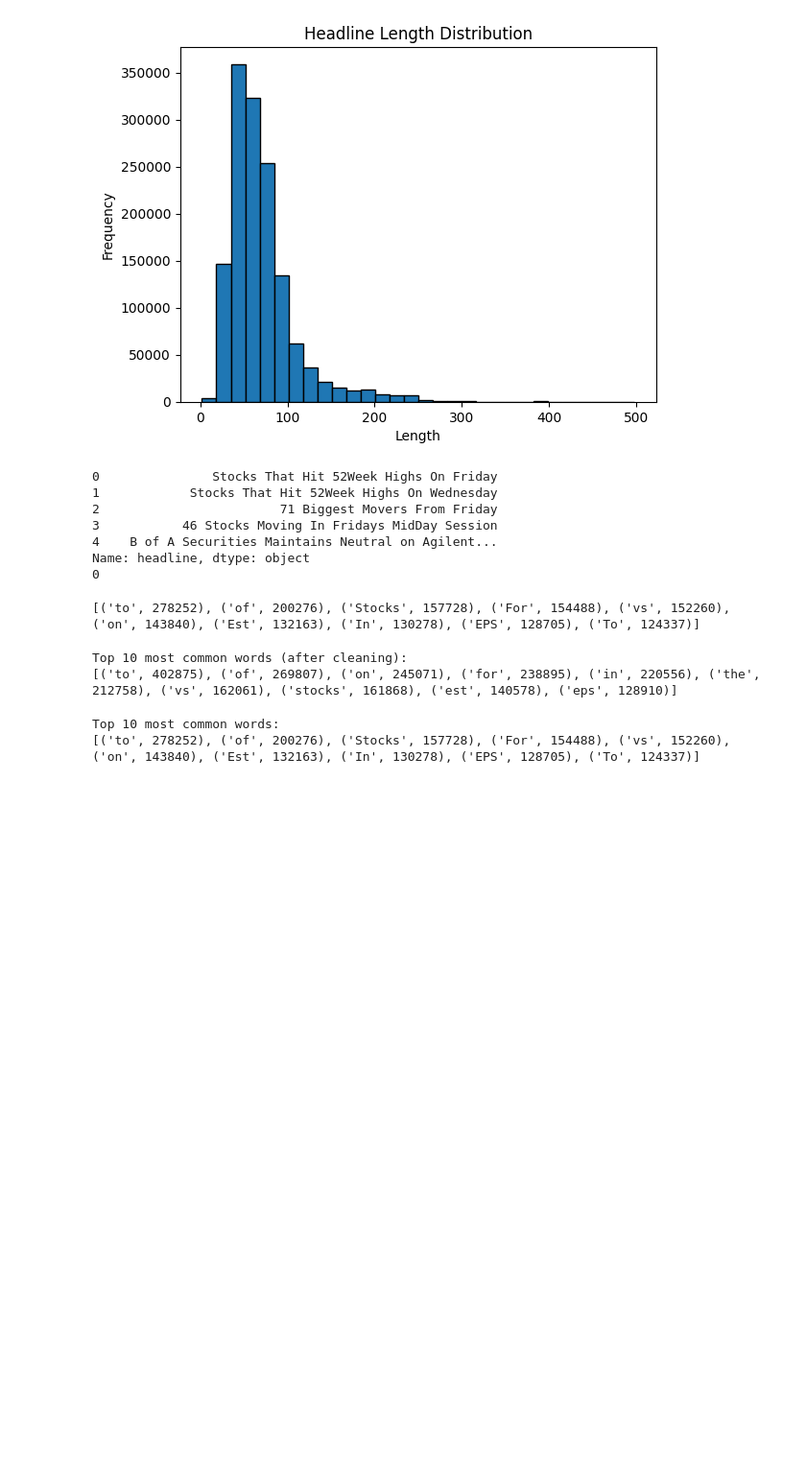
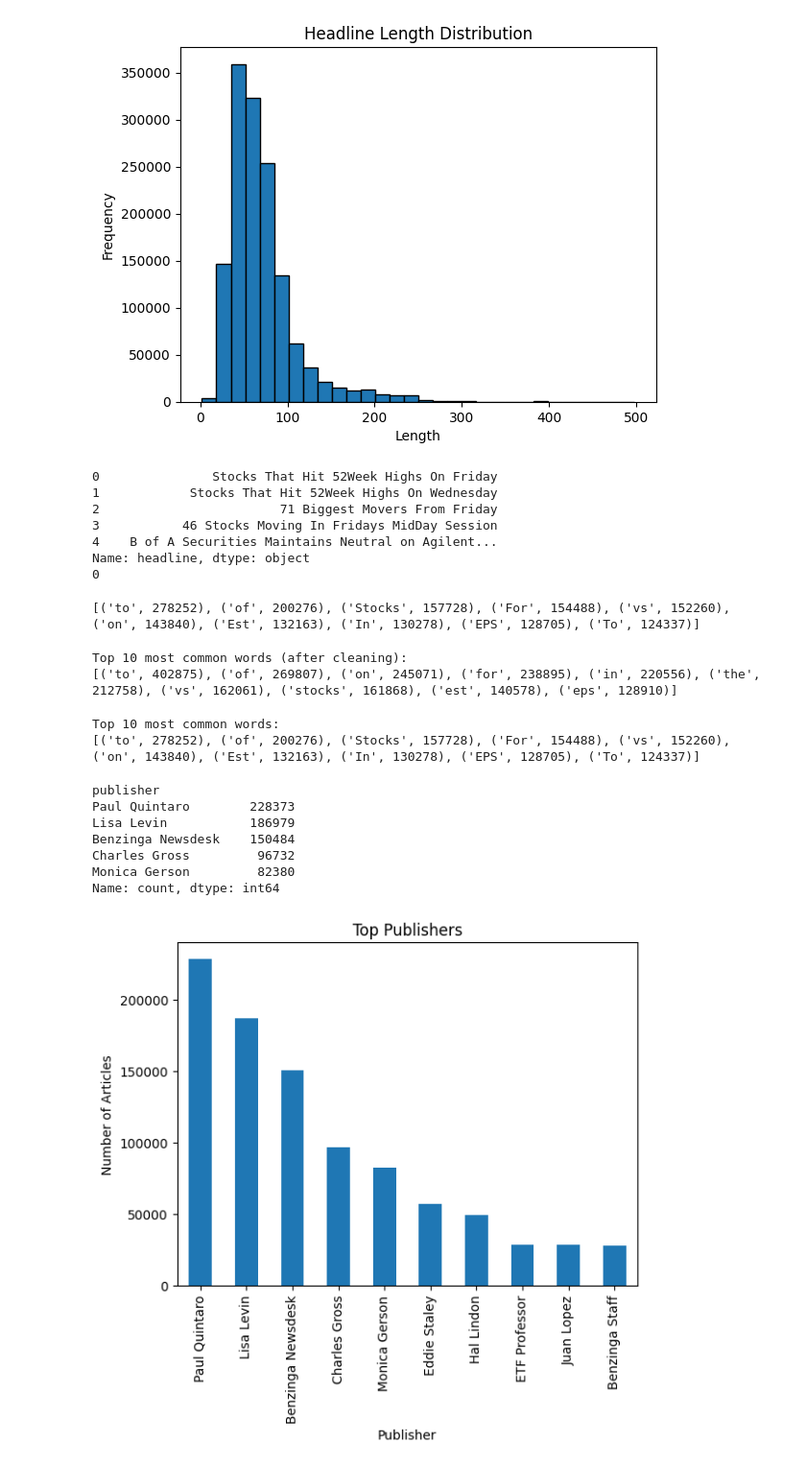
Before and after one commit to Fetiya-Kedir/KAIM3-Week-1, a Jupyter notebook: notebooks/eda_task_1.ipynb, the cells around one changed output. Shown at 96% size. Drawn from its saved outputs; the diff is of its cells as text; code cells hidden in the pictures; blank space fills up the shorter version.

```diff
--- a/notebooks/eda_task_1.ipynb
+++ b/notebooks/eda_task_1.ipynb
@@ -143,3 +143,24 @@ print(word_counts.most_common(10))
 # %% [output]
 Top 10 most common words:
 [('to', 278252), ('of', 200276), ('Stocks', 157728), ('For', 154488), ('vs', 152260), ('on', 143840), ('Est', 132163), ('In', 130278), ('EPS', 128705), ('To', 124337)]
+# %%
+# Count the number of articles per publisher
+publisher_counts = df['publisher'].value_counts()
+
+# Display the top publishers
+print(publisher_counts.head())
+
+# Visualize the top publishers
+publisher_counts.head(10).plot(kind='bar', title='Top Publishers')
+plt.ylabel("Number of Articles")
+plt.xlabel("Publisher")
+plt.show()
+# %% [output]
+publisher
+Paul Quintaro        228373
+Lisa Levin           186979
+Benzinga Newsdesk    150484
+Charles Gross         96732
+Monica Gerson         82380
+Name: count, dtype: int64
+[figure, added]
```
Also changed, not shown: parts of 1 cell of this notebook, 2 other files.
